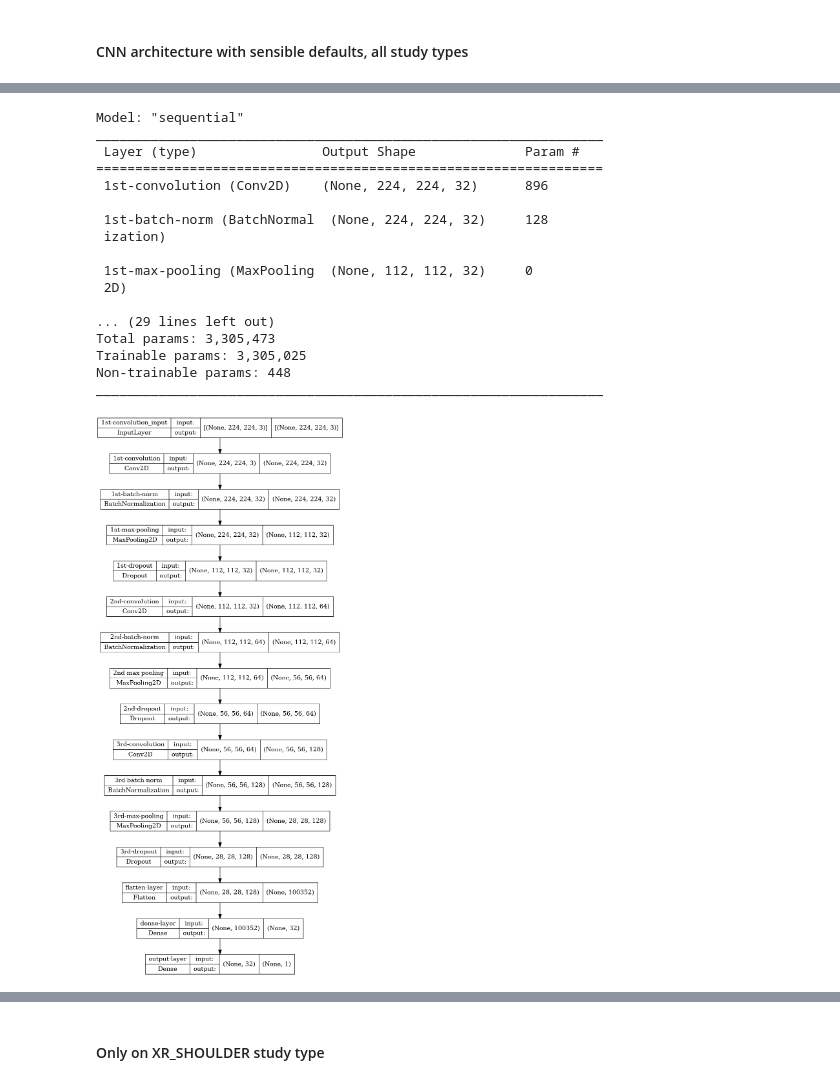
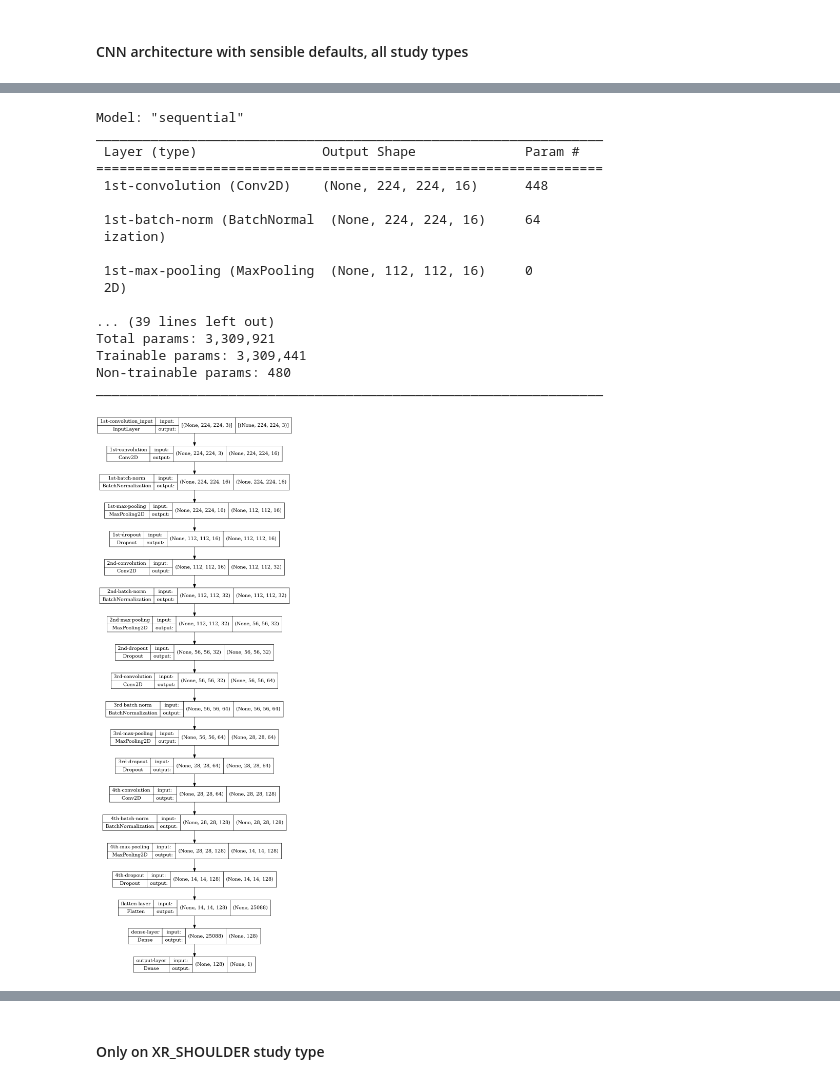
Before and after one commit to ilias-ant/x-ray-abnormality-detection, a Jupyter notebook: notebooks/cnn.ipynb, the cells around one changed output, grey strips where cells are left out. Cells and saved outputs as stored; diff of their text form; code cells hidden in the pictures.

```diff
--- a/notebooks/cnn.ipynb
+++ b/notebooks/cnn.ipynb
@@ -315,7 +315,7 @@ def make_cnn_model():
     model = tf.keras.Sequential(
         [
             tf.keras.layers.Conv2D(
-                filters=32,
+                filters=16,
                 kernel_size=(3, 3),
                 strides=(1, 1),
                 padding="same",
@@ -330,11 +330,11 @@ def make_cnn_model():
                 pool_size=(2, 2), strides=(2, 2), padding="same", name="1st-max-pooling"
             ),
             tf.keras.layers.Dropout(
-                rate=0.15,
+                rate=0.25,
                 name="1st-dropout",
             ),
             tf.keras.layers.Conv2D(
-                filters=64,
+                filters=32,
                 kernel_size=(3, 3),
                 strides=(1, 1),
                 padding="same",
@@ -348,11 +348,11 @@ def make_cnn_model():
                 pool_size=(2, 2), strides=(2, 2), padding="same", name="2nd-max-pooling"
             ),
             tf.keras.layers.Dropout(
-                rate=0.15,
+                rate=0.25,
                 name="2nd-dropout",
             ),
             tf.keras.layers.Conv2D(
-                filters=128,
+                filters=64,
                 kernel_size=(3, 3),
                 strides=(1, 1),
                 padding="same",
@@ -366,12 +366,30 @@ def make_cnn_model():
                 pool_size=(2, 2), strides=(2, 2), padding="same", name="3rd-max-pooling"
             ),
             tf.keras.layers.Dropout(
-                rate=0.15,
+                rate=0.25,
                 name="3rd-dropout",
+            ),
+            tf.keras.layers.Conv2D(
+                filters=128,
+                kernel_size=(3, 3),
+                strides=(1, 1),
+                padding="same",
+                kernel_regularizer="l2",
+                dilation_rate=(1, 1),
+                activation="relu",
+                name="4th-convolution",
+            ),
+            tf.keras.layers.BatchNormalization(name="4th-batch-norm"),
+            tf.keras.layers.MaxPool2D(
+                pool_size=(2, 2), strides=(2, 2), padding="same", name="4th-max-pooling"
+            ),
+            tf.keras.layers.Dropout(
+                rate=0.25,
+                name="4th-dropout",
             ),
             tf.keras.layers.Flatten(name="flatten-layer"),
             tf.keras.layers.Dense(
-                units=32,
+                units=128,
                 kernel_regularizer="l2",
                 activation="relu",
                 name="dense-layer",
@@ -396,28 +414,28 @@ Model: "sequential"
 _________________________________________________________________
  Layer (type)                Output Shape              Param #
 =================================================================
- 1st-convolution (Conv2D)    (None, 224, 224, 32)      896
+ 1st-convolution (Conv2D)    (None, 224, 224, 16)      448
 
- 1st-batch-norm (BatchNormal  (None, 224, 224, 32)     128
+ 1st-batch-norm (BatchNormal  (None, 224, 224, 16)     64
  ization)
 
- 1st-max-pooling (MaxPooling  (None, 112, 112, 32)     0
+ 1st-max-pooling (MaxPooling  (None, 112, 112, 16)     0
  2D)
 
-... (29 lines left out)
-Total params: 3,305,473
-Trainable params: 3,305,025
-Non-trainable params: 448
+... (39 lines left out)
+Total params: 3,309,921
+Trainable params: 3,309,441
+Non-trainable params: 480
 _________________________________________________________________
 # %%
 tf.keras.utils.plot_model(
     model,
-    to_file="../static/cnn-all-study-types-3305473.png",
+    to_file=f"../static/cnn-all-study-types-{model.count_params()}.png",
     show_shapes=True,
     show_layer_names=True,
 )
 # %% [output]
-[figure, old version]
+[figure, new version]
 # %%
 early_stopping = tf.keras.callbacks.EarlyStopping(
     monitor="val_cohen_kappa",
```
Also changed, not shown: parts of 62 cells of this notebook, 5 other files.
